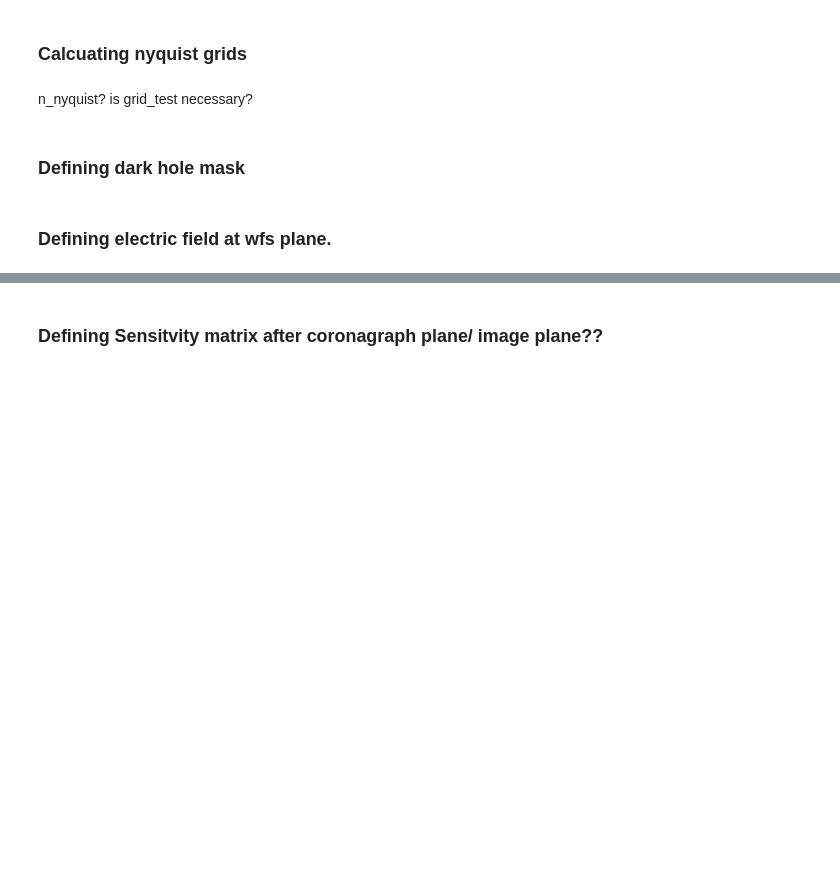
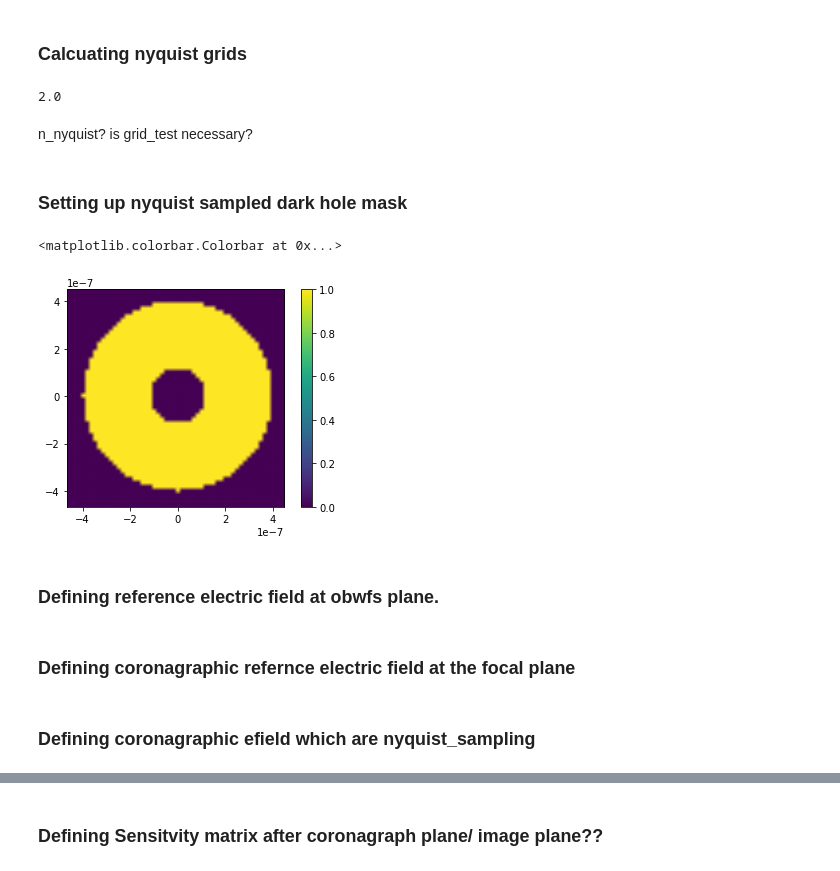
Before and after one commit to spacetelescope/PASTIS, a Jupyter notebook: pastis/temporal_analysis/thermal_bulk.ipynb, the cells around one changed output, grey strips where cells are left out. Cells and saved outputs as stored; diff of their text form; code cells hidden in the pictures; blank space fills up the shorter version.

```diff
--- a/pastis/temporal_analysis/thermal_bulk.ipynb
+++ b/pastis/temporal_analysis/thermal_bulk.ipynb
@@ -229,10 +303,14 @@ grid_det_subsample = hcipy.make_focal_grid(
             reference_wavelength=luvoir.wvln,
         )
 n_nyquist = int(np.sqrt(grid_det_subsample.x.shape[0]))
+# %%
+nyquist_sampling
+# %% [output]
+2.0
 # %% [markdown]
 n_nyquist? is grid_test necessary?
 # %% [markdown]
-### Defining dark hole mask
+### Setting up nyquist sampled dark hole mask
 # %%
 design = 'small'
 
@@ -244,8 +322,14 @@ dh_size = len(np.where(luvoir.dh_mask != 0)[0])
 dh_size_nyquist = len(np.where(dh_mask_nyquist != 0)[0])
 dh_index = np.where(luvoir.dh_mask != 0)[0]
 dh_index_nyquist = np.where(dh_mask_nyquist != 0)[0]
+# %%
+hcipy.imshow_field(dh_outer_nyquist - dh_inner_nyquist)
+plt.colorbar()
+# %% [output]
+<matplotlib.colorbar.Colorbar at 0x...>
+[figure, added]
 # %% [markdown]
-### Defining electric field at wfs plane.
+### Defining reference electric field at obwfs plane.
 # %%
 E0_OBWFS = np.zeros([N_pup_z*N_pup_z,1,2])
 E0_OBWFS[:,0,0] = Efield_ref_OBWFS.real
@@ -271,0 +337,2 @@ E0_coron_DH_nyquist[:,0,1] = Efield_ref_nyquist.real[dh_index_nyquist]
+# %% [markdown]
+### Defining coronagraphic refernce electric field at the focal plane
@@ -271,0 +343,2 @@ E0_coron_DH_nyquist[:,0,1] = Efield_ref_nyquist.real[dh_index_nyquist]
+# %% [markdown]
+### Defining coronagraphic efield which are nyquist_sampling
```
Also changed, not shown: parts of 53 cells of this notebook, 7 other files.
